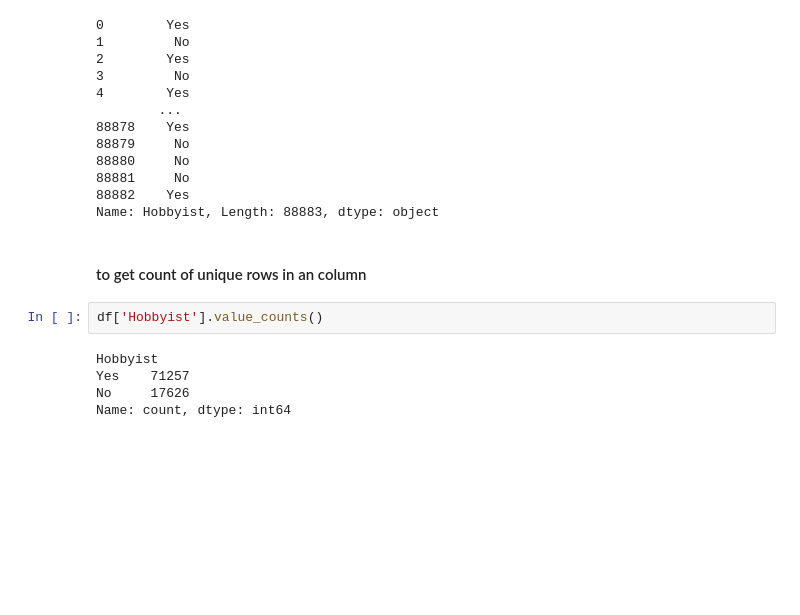
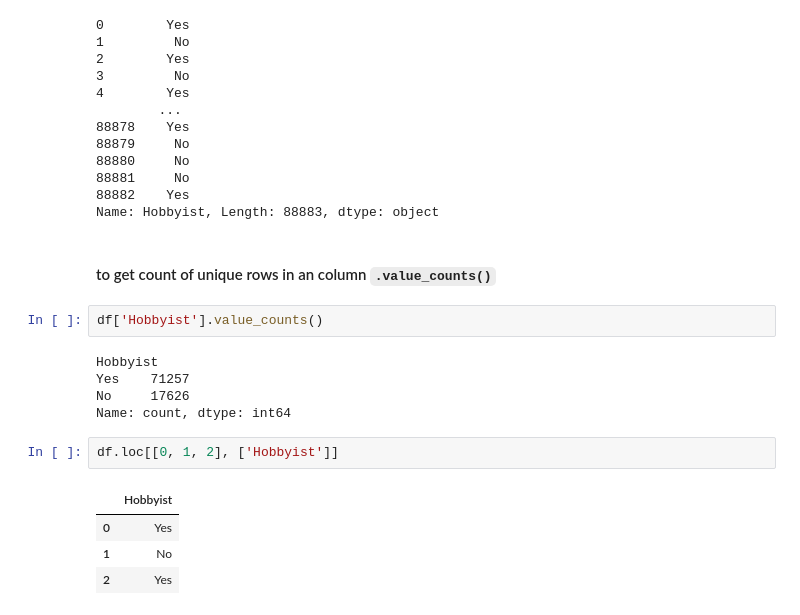
Before and after one commit to innovinitylabs/pandas-notes-corey-schaffer, a Jupyter notebook: 02 Dataframse & Series Basics.ipynb, the cells around one changed output. Saved outputs shown, nothing was run; the diff lists cells and outputs as text; blank space fills up the shorter version.

```diff
--- a/02 Dataframse & Series Basics.ipynb
+++ b/02 Dataframse & Series Basics.ipynb
@@ -223,7 +223,7 @@ df['Hobbyist']
 88882    Yes
 Name: Hobbyist, Length: 88883, dtype: object
 # %% [markdown]
-#### to get count of unique rows in an column
+#### to get count of unique rows in an column `.value_counts()`
 # %%
 df['Hobbyist'].value_counts()
 # %% [output]
@@ -231,3 +231,10 @@ Hobbyist
 Yes    71257
 No     17626
 Name: count, dtype: int64
+# %%
+df.loc[[0, 1, 2], ['Hobbyist']]
+# %% [output]
+|  | Hobbyist |
+| 0 | Yes |
+| 1 | No |
+| 2 | Yes |
```
Also changed, not shown: parts of 2 cells of this notebook.
